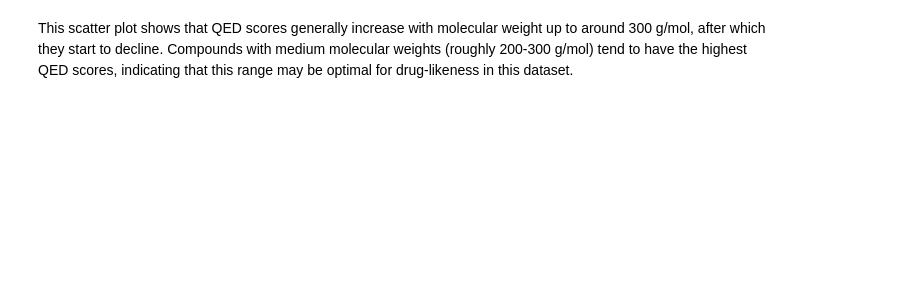
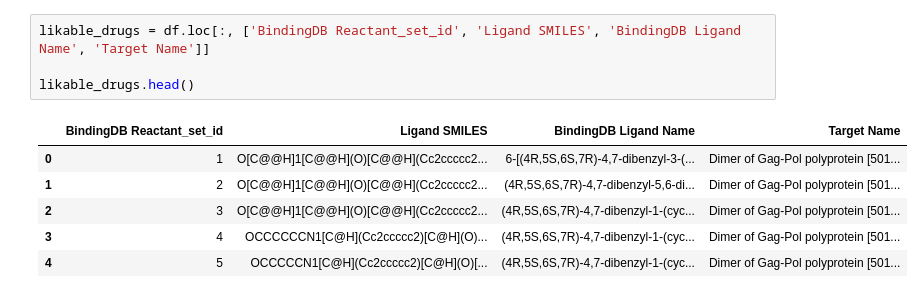
Before and after one commit to epfl-ada/ada-2024-project-hotada, a Jupyter notebook: src/models/likeness_analysis.ipynb, the cells around one changed output. Cells and saved outputs as stored; diff of their text form; blank space fills up the shorter version.

Commit message:
update likeness analysis

```diff
--- a/src/models/likeness_analysis.ipynb
+++ b/src/models/likeness_analysis.ipynb
@@ -152,2 +13,11 @@ plt.show()
-# %% [markdown]
-This scatter plot shows that QED scores generally increase with molecular weight up to around 300 g/mol, after which they start to decline. Compounds with medium molecular weights (roughly 200-300 g/mol) tend to have the highest QED scores, indicating that this range may be optimal for drug-likeness in this dataset.
+# %%
+likable_drugs = df.loc[:, ['BindingDB Reactant_set_id', 'Ligand SMILES', 'BindingDB Ligand Name', 'Target Name']]
+
+likable_drugs.head()
+# %% [output]
+|  | BindingDB Reactant_set_id | Ligand SMILES | BindingDB Ligand Name | Target Name |
+| 0 | 1 | O[C@@H]1[C@@H](O)[C@@H](Cc2ccccc2... | 6-[(4R,5S,6S,7R)-4,7-dibenzyl-3-(... | Dimer of Gag-Pol polyprotein [501... |
+| 1 | 2 | O[C@@H]1[C@@H](O)[C@@H](Cc2ccccc2... | (4R,5S,6S,7R)-4,7-dibenzyl-5,6-di... | Dimer of Gag-Pol polyprotein [501... |
+| 2 | 3 | O[C@@H]1[C@@H](O)[C@@H](Cc2ccccc2... | (4R,5S,6S,7R)-4,7-dibenzyl-1-(cyc... | Dimer of Gag-Pol polyprotein [501... |
+| 3 | 4 | OCCCCCCN1[C@H](Cc2ccccc2)[C@H](O)... | (4R,5S,6S,7R)-4,7-dibenzyl-1-(cyc... | Dimer of Gag-Pol polyprotein [501... |
+| 4 | 5 | OCCCCCN1[C@H](Cc2ccccc2)[C@H](O)[... | (4R,5S,6S,7R)-4,7-dibenzyl-1-(cyc... | Dimer of Gag-Pol polyprotein [501... |
```
Also changed, not shown: parts of 40 cells of this notebook.
